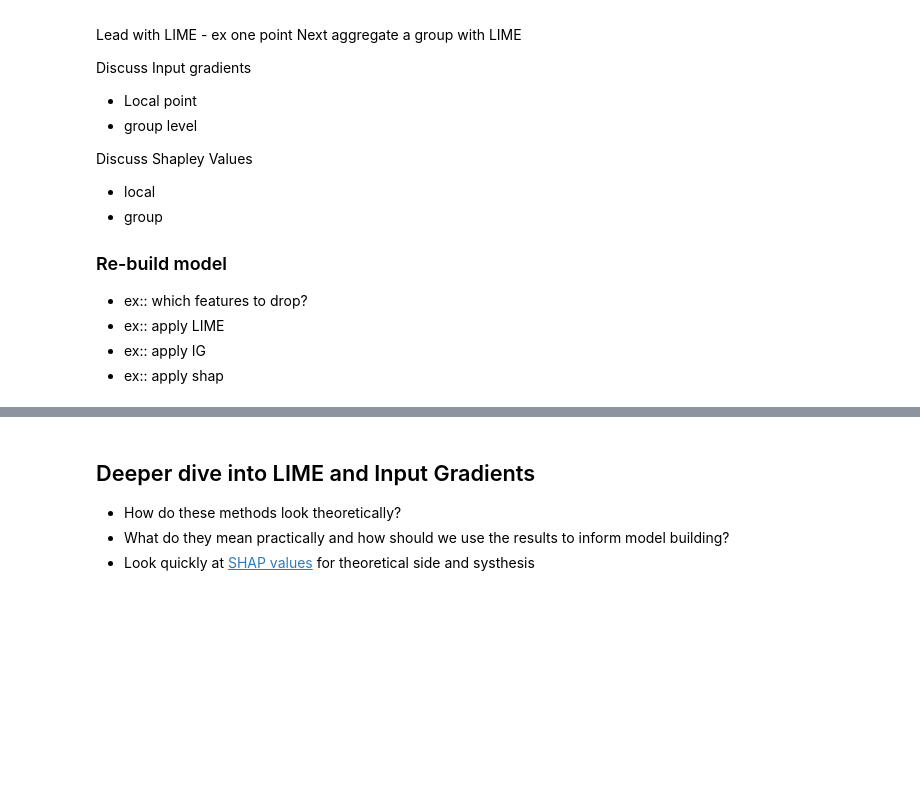
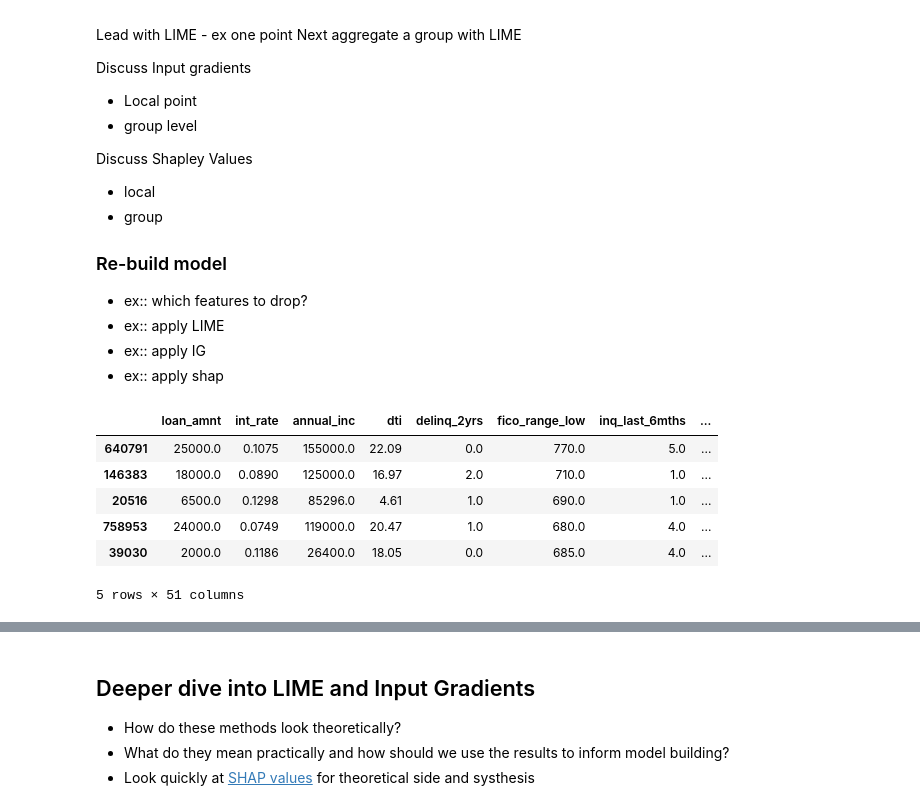
Before and after one commit to pblankley/interp-workshop-2019, a Jupyter notebook: notebooks/pb_interp_workshop.ipynb, the cells around one changed output, grey strips where cells are left out. Cells and saved outputs as stored; diff of their text form; code cells hidden in the pictures; blank space fills up the shorter version.

Commit message:
add more tutorial notes + lime and shap imports

```diff
--- a/notebooks/pb_interp_workshop.ipynb
+++ b/notebooks/pb_interp_workshop.ipynb
@@ -171,3 +171,17 @@ Discuss Shapley Values
 - ex:: apply LIME
 - ex:: apply IG
 - ex:: apply shap
+# %%
+import lime
+import shap
+import interp
+import scipy.stats as ss
+x_train.head()
+# %% [output]
+|  | loan_amnt | int_rate | annual_inc | dti | delinq_2yrs | fico_range_low | inq_last_6mths | ... |
+| 640791 | 25000.0 | 0.1075 | 155000.0 | 22.09 | 0.0 | 770.0 | 5.0 | ... |
+| 146383 | 18000.0 | 0.0890 | 125000.0 | 16.97 | 2.0 | 710.0 | 1.0 | ... |
+| 20516 | 6500.0 | 0.1298 | 85296.0 | 4.61 | 1.0 | 690.0 | 1.0 | ... |
+| 758953 | 24000.0 | 0.0749 | 119000.0 | 20.47 | 1.0 | 680.0 | 4.0 | ... |
+| 39030 | 2000.0 | 0.1186 | 26400.0 | 18.05 | 0.0 | 685.0 | 4.0 | ... |
+5 rows × 51 columns
```
Also changed, not shown: parts of 3 cells of this notebook.
